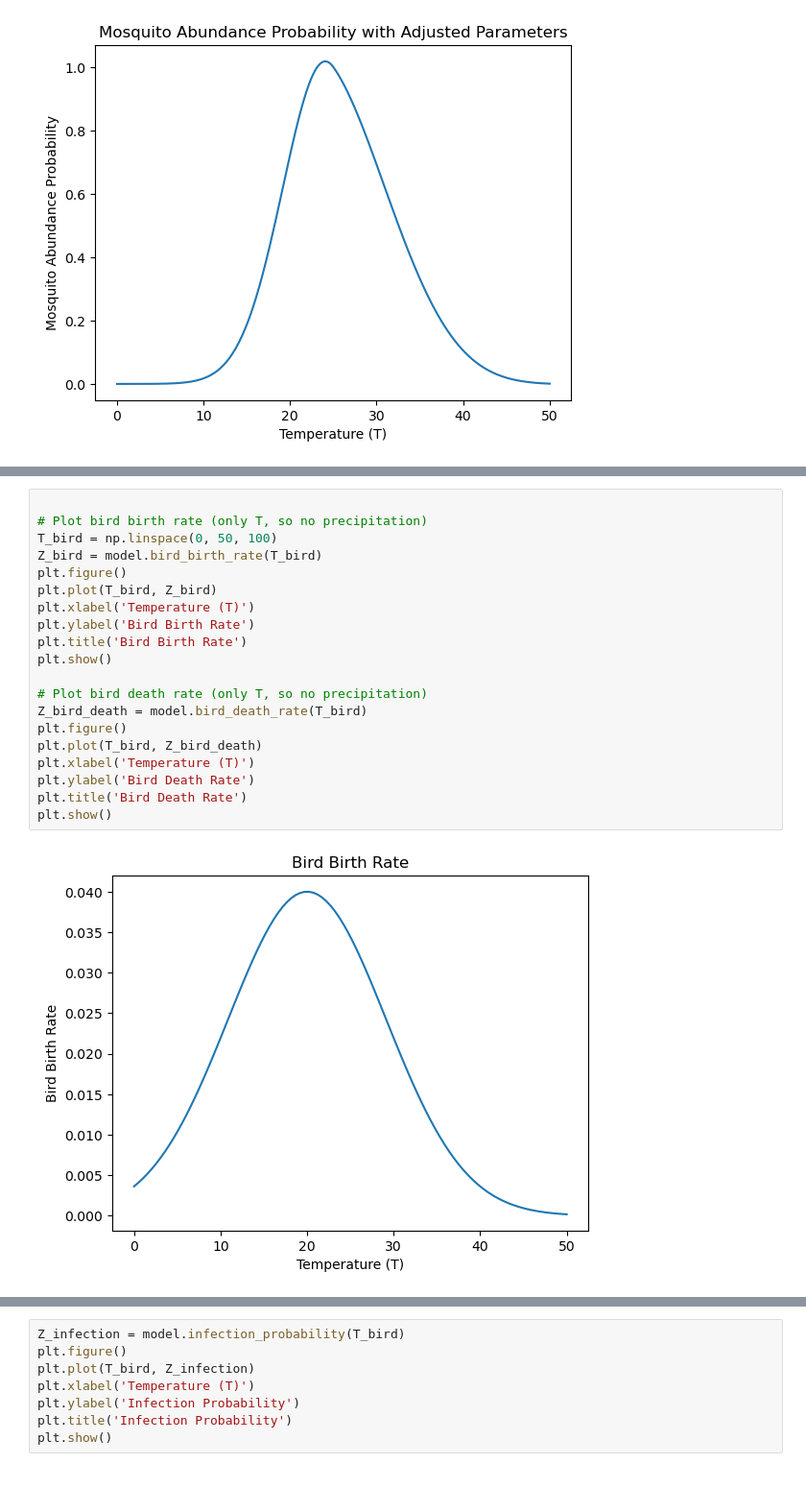
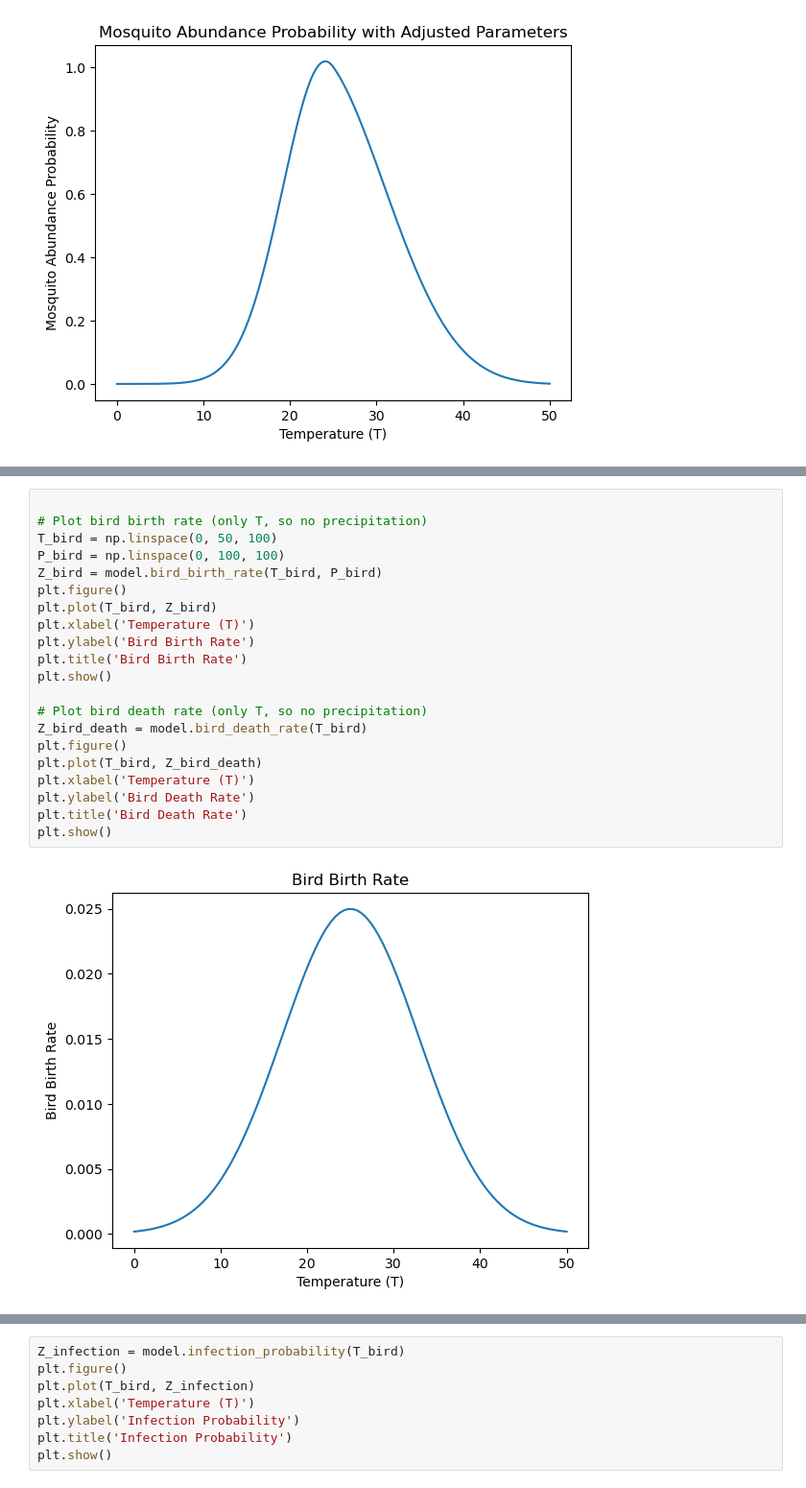
Before and after one commit to MatinMarjani/ABM-WNV, a Jupyter notebook: WNVParameters.ipynb, the cells around one changed output, grey strips where cells are left out. Shown: that part at 96% size. Cells and saved outputs as stored; diff of their text form.

```diff
--- a/WNVParameters.ipynb
+++ b/WNVParameters.ipynb
@@ -139,22 +151,23 @@ plot_surface(Z, 'Mosquito Birth Rate')
 # %%
 
 # Plot bird birth rate (only T, so no precipitation)
 T_bird = np.linspace(0, 50, 100)
-Z_bird = model.bird_birth_rate(T_bird)
+P_bird = np.linspace(0, 100, 100)
+Z_bird = model.bird_birth_rate(T_bird, P_bird)
 plt.figure()
 plt.plot(T_bird, Z_bird)
 plt.xlabel('Temperature (T)')
 plt.ylabel('Bird Birth Rate')
 plt.title('Bird Birth Rate')
 plt.show()
 
 # Plot bird death rate (only T, so no precipitation)
 Z_bird_death = model.bird_death_rate(T_bird)
 plt.figure()
 plt.plot(T_bird, Z_bird_death)
 plt.xlabel('Temperature (T)')
 plt.ylabel('Bird Death Rate')
 plt.title('Bird Death Rate')
 plt.show()
 # %% [output]
-[figure, old version]
+[figure, new version]
```
Also changed, not shown: parts of 4 cells of this notebook.
